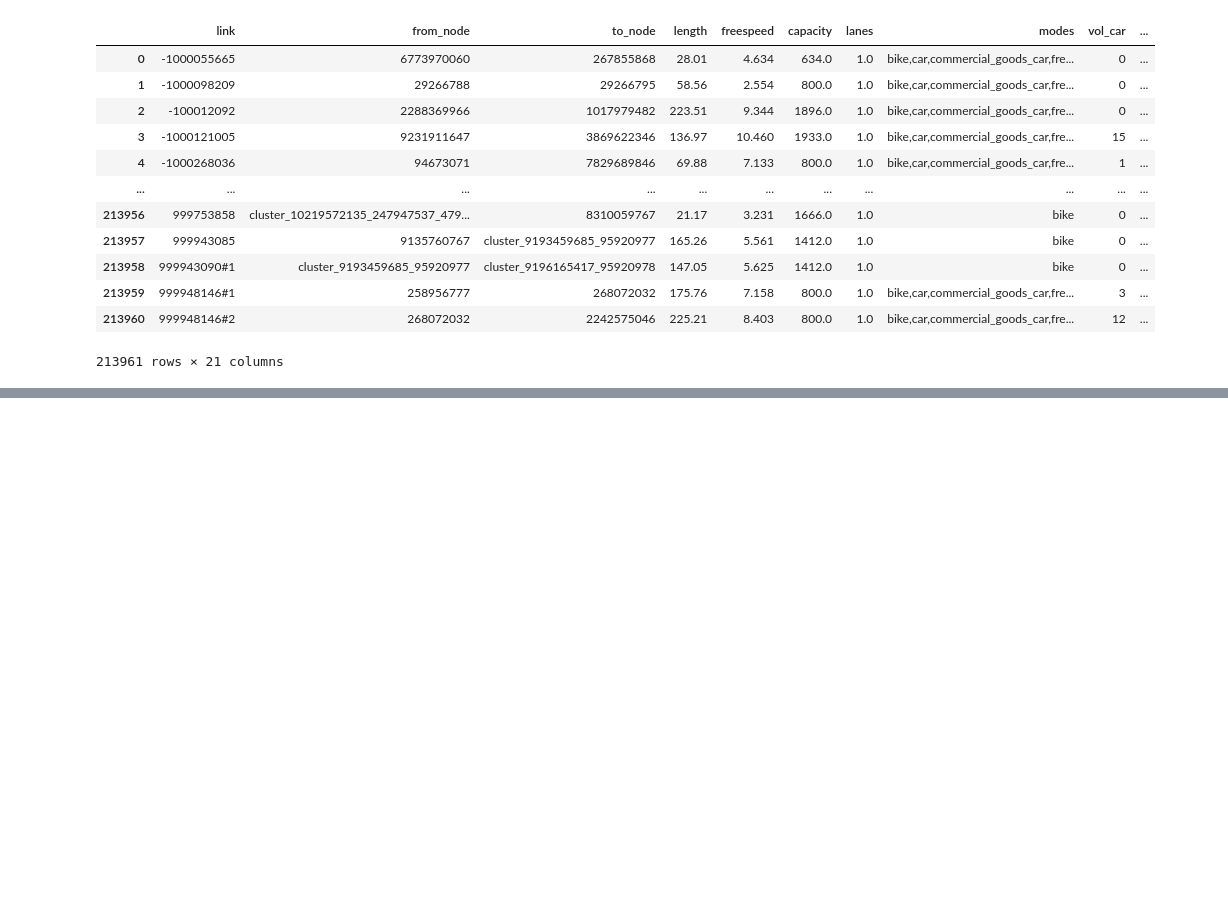
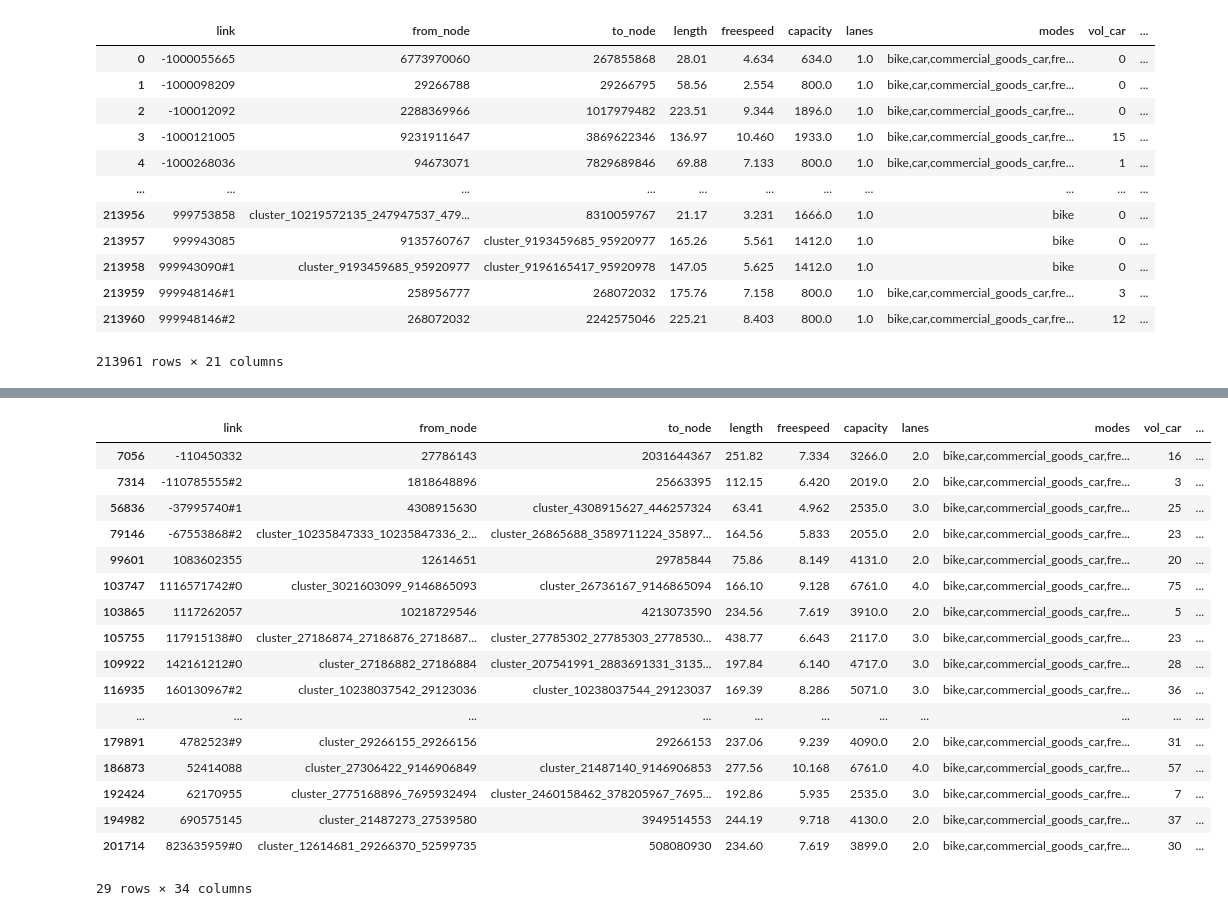
Before and after one commit to matsim-scenarios/matsim-berlin, a Jupyter notebook: src/main/python/analysis/parking.ipynb, the cells around one changed output, grey strips where cells are left out. Cells and saved outputs as stored; diff of their text form; code cells hidden in the pictures; blank space fills up the shorter version.

```diff
--- a/src/main/python/analysis/parking.ipynb
+++ b/src/main/python/analysis/parking.ipynb
@@ -100 +113,33 @@ Name: relative_overshoot, dtype: object
+# %%
+value_col = "relative_overshoot"
+
+final_3857[value_col] = pd.to_numeric(final_3857[value_col], errors="coerce")
+gdf_plot = final_3857.loc[
+    final_3857[value_col].notna() & (final_3857[value_col] != 0) & (final_3857[value_col] > 1.5)].copy()
+
+# print row count of gdf_plot
+zone = gpd.read_file('../../../../input/v6.4/umweltzone/Umweltzone_Berlin.shp')
+
+# gdf_plot[gdf_plot.geometry.within(zone.to_crs(epsg=3857).union_all())].shape[1]
+filtered = gdf_plot[gdf_plot.geometry.within(zone.to_crs(epsg=3857).union_all())]
+filtered
+# %% [output]
+|  | link | from_node | to_node | length | freespeed | capacity | lanes | modes | vol_car | ... |
+| 7056 | -110450332 | 27786143 | 2031644367 | 251.82 | 7.334 | 3266.0 | 2.0 | bike,car,commercial_goods_car,fre... | 16 | ... |
+| 7314 | -110785555#2 | 1818648896 | 25663395 | 112.15 | 6.420 | 2019.0 | 2.0 | bike,car,commercial_goods_car,fre... | 3 | ... |
+| 56836 | -37995740#1 | 4308915630 | cluster_4308915627_446257324 | 63.41 | 4.962 | 2535.0 | 3.0 | bike,car,commercial_goods_car,fre... | 25 | ... |
+| 79146 | -67553868#2 | cluster_10235847333_10235847336_2... | cluster_26865688_3589711224_35897... | 164.56 | 5.833 | 2055.0 | 2.0 | bike,car,commercial_goods_car,fre... | 23 | ... |
+| 99601 | 1083602355 | 12614651 | 29785844 | 75.86 | 8.149 | 4131.0 | 2.0 | bike,car,commercial_goods_car,fre... | 20 | ... |
+| 103747 | 1116571742#0 | cluster_3021603099_9146865093 | cluster_26736167_9146865094 | 166.10 | 9.128 | 6761.0 | 4.0 | bike,car,commercial_goods_car,fre... | 75 | ... |
+| 103865 | 1117262057 | 10218729546 | 4213073590 | 234.56 | 7.619 | 3910.0 | 2.0 | bike,car,commercial_goods_car,fre... | 5 | ... |
+| 105755 | 117915138#0 | cluster_27186874_27186876_2718687... | cluster_27785302_27785303_2778530... | 438.77 | 6.643 | 2117.0 | 3.0 | bike,car,commercial_goods_car,fre... | 23 | ... |
+| 109922 | 142161212#0 | cluster_27186882_27186884 | cluster_207541991_2883691331_3135... | 197.84 | 6.140 | 4717.0 | 3.0 | bike,car,commercial_goods_car,fre... | 28 | ... |
+| 116935 | 160130967#2 | cluster_10238037542_29123036 | cluster_10238037544_29123037 | 169.39 | 8.286 | 5071.0 | 3.0 | bike,car,commercial_goods_car,fre... | 36 | ... |
+| ... | ... | ... | ... | ... | ... | ... | ... | ... | ... | ... |
+| 179891 | 4782523#9 | cluster_29266155_29266156 | 29266153 | 237.06 | 9.239 | 4090.0 | 2.0 | bike,car,commercial_goods_car,fre... | 31 | ... |
+| 186873 | 52414088 | cluster_27306422_9146906849 | cluster_21487140_9146906853 | 277.56 | 10.168 | 6761.0 | 4.0 | bike,car,commercial_goods_car,fre... | 57 | ... |
+| 192424 | 62170955 | cluster_2775168896_7695932494 | cluster_2460158462_378205967_7695... | 192.86 | 5.935 | 2535.0 | 3.0 | bike,car,commercial_goods_car,fre... | 7 | ... |
+| 194982 | 690575145 | cluster_21487273_27539580 | 3949514553 | 244.19 | 9.718 | 4130.0 | 2.0 | bike,car,commercial_goods_car,fre... | 37 | ... |
+| 201714 | 823635959#0 | cluster_12614681_29266370_52599735 | 508080930 | 234.60 | 7.619 | 3899.0 | 2.0 | bike,car,commercial_goods_car,fre... | 30 | ... |
+29 rows × 34 columns
 # %%
```
Also changed, not shown: parts of 6 cells of this notebook, 5 other files.
